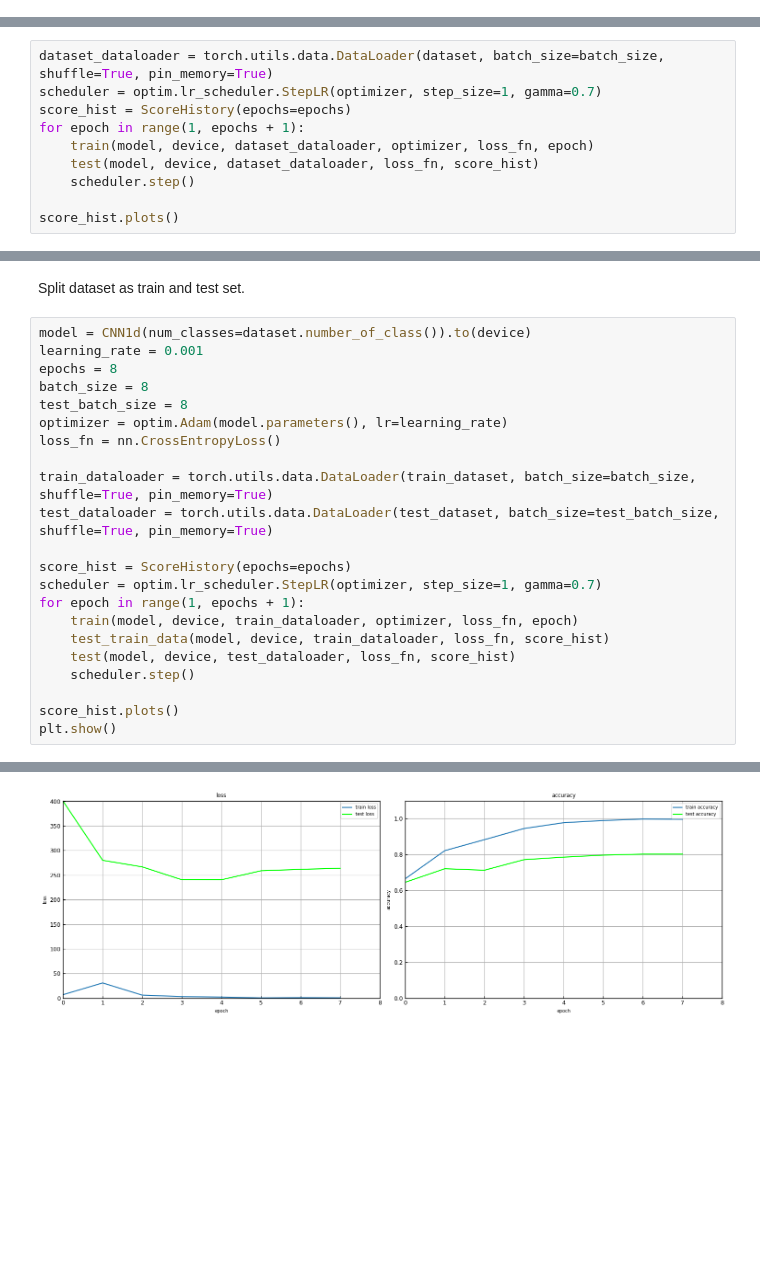
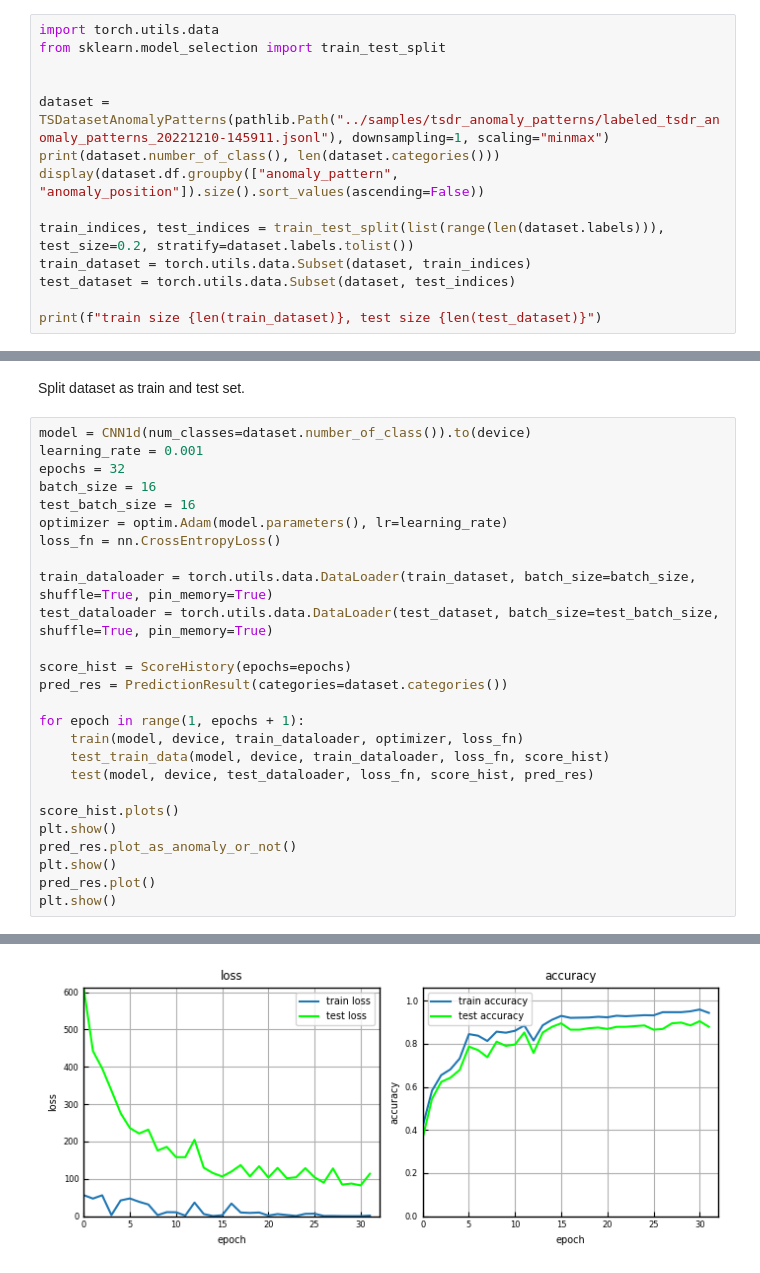
Before and after one commit to XuRepository/meltria-analyzer, a Jupyter notebook: notebooks/cnn_based_learning_anomaly_patterns.ipynb, the cells around one changed output, grey strips where cells are left out. Cells and saved outputs as stored; diff of their text form; blank space fills up the shorter version.

Commit message:
notebooks: save 88% acc cnn1d model

```diff
--- a/notebooks/cnn_based_learning_anomaly_patterns.ipynb
+++ b/notebooks/cnn_based_learning_anomaly_patterns.ipynb
@@ -79,0 +92,14 @@ display(len(train_dataset), len(test_dataset))
+# %%
+import torch.utils.data
+from sklearn.model_selection import train_test_split
+
+
+dataset = TSDatasetAnomalyPatterns(pathlib.Path("../samples/tsdr_anomaly_patterns/labeled_tsdr_anomaly_patterns_20221210-145911.jsonl"), downsampling=1, scaling="minmax")
+print(dataset.number_of_class(), len(dataset.categories()))
+display(dataset.df.groupby(["anomaly_pattern", "anomaly_position"]).size().sort_values(ascending=False))
+
+train_indices, test_indices = train_test_split(list(range(len(dataset.labels))), test_size=0.2, stratify=dataset.labels.tolist())
+train_dataset = torch.utils.data.Subset(dataset, train_indices)
+test_dataset = torch.utils.data.Subset(dataset, test_indices)
+
+print(f"train size {len(train_dataset)}, test size {len(test_dataset)}")
@@ -244,10 +362,0 @@ Check overfitting
-# %%
-dataset_dataloader = torch.utils.data.DataLoader(dataset, batch_size=batch_size, shuffle=True, pin_memory=True)
-scheduler = optim.lr_scheduler.StepLR(optimizer, step_size=1, gamma=0.7)
-score_hist = ScoreHistory(epochs=epochs)
-for epoch in range(1, epochs + 1):
-    train(model, device, dataset_dataloader, optimizer, loss_fn, epoch)
-    test(model, device, dataset_dataloader, loss_fn, score_hist)
-    scheduler.step()
-
-score_hist.plots()
@@ -262,9 +365,9 @@ Split dataset as train and test set.
 # %%
 model = CNN1d(num_classes=dataset.number_of_class()).to(device)
 learning_rate = 0.001
-epochs = 8
-batch_size = 8
-test_batch_size = 8
+epochs = 32
+batch_size = 16
+test_batch_size = 16
 optimizer = optim.Adam(model.parameters(), lr=learning_rate)
 loss_fn = nn.CrossEntropyLoss()
 
@@ -272,13 +375,17 @@ train_dataloader = torch.utils.data.DataLoader(train_dataset, batch_size=batch_s
 test_dataloader = torch.utils.data.DataLoader(test_dataset, batch_size=test_batch_size, shuffle=True, pin_memory=True)
 
 score_hist = ScoreHistory(epochs=epochs)
-scheduler = optim.lr_scheduler.StepLR(optimizer, step_size=1, gamma=0.7)
+pred_res = PredictionResult(categories=dataset.categories())
+
 for epoch in range(1, epochs + 1):
-    train(model, device, train_dataloader, optimizer, loss_fn, epoch)
+    train(model, device, train_dataloader, optimizer, loss_fn)
     test_train_data(model, device, train_dataloader, loss_fn, score_hist)
-    test(model, device, test_dataloader, loss_fn, score_hist)
-    scheduler.step()
+    test(model, device, test_dataloader, loss_fn, score_hist, pred_res)
 
 score_hist.plots()
 plt.show()
+pred_res.plot_as_anomaly_or_not()
+plt.show()
+pred_res.plot()
+plt.show()
 # %% [output]
@@ -301 +409 @@ Test set: Average loss: 263.8083, Accuracy: 286/357 (80%)
-[figure, old version]
+[figure, new version]
```
Also changed, not shown: parts of 12 cells of this notebook, 1 other file.
